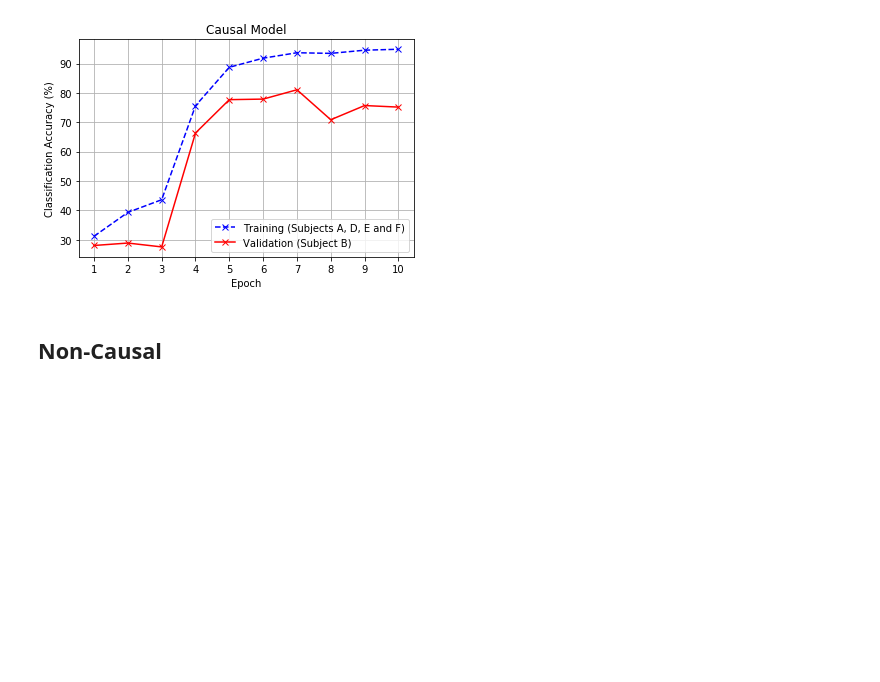
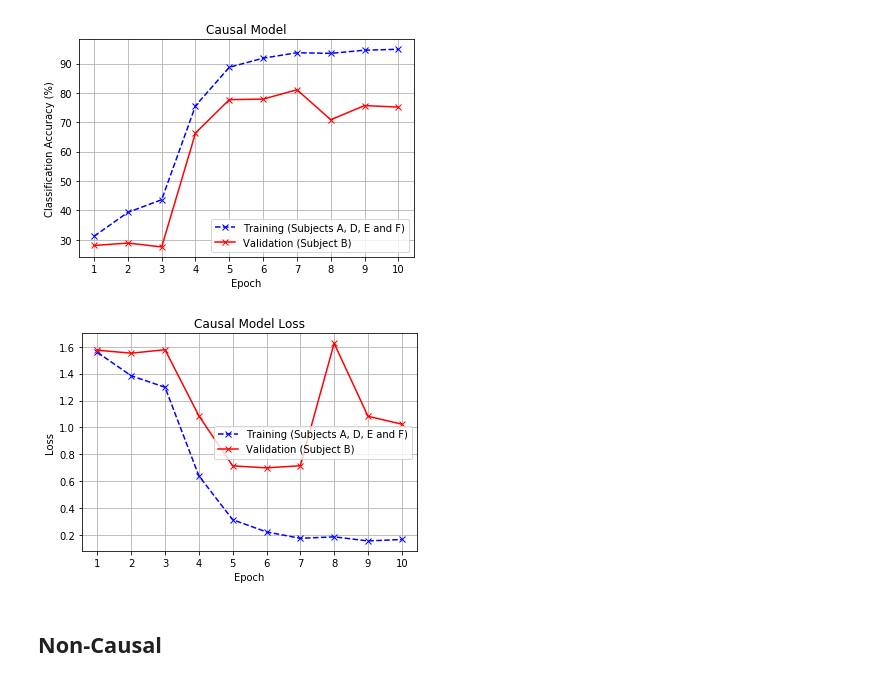
Before and after one commit to Andrew-Mackay/Adapting-the-WaveNet-Deep-Learning-Model-for-RADAR-Classification, a Jupyter notebook: notebooks/13_range_data_model_causal_vs_non_causal.ipynb, the cells around one changed output. Drawn from its saved outputs; the diff is of its cells as text; code cells hidden in the pictures; blank space fills up the shorter version.

```diff
--- a/notebooks/13_range_data_model_causal_vs_non_causal.ipynb
+++ b/notebooks/13_range_data_model_causal_vs_non_causal.ipynb
@@ -239,6 +239,24 @@ def visualize_results(csvlog_path, title, save=False, save_file_name=""):
     if save:
         plt.savefig(RESULTS_PATH + save_file_name, format='pdf')
     plt.show()
+# %%
+def plot_loss(csvlog_path, title, save=False, save_file_name=""):
+    df = pd.read_csv(RESULTS_PATH + csvlog_path)
+    epoch = df['epoch'] +1
+    train = df["loss"]
+    val = df['val_loss']
+    plt.figure()
+    plt.plot(epoch, train, 'b--', marker='x', label='Training (Subjects A, D, E and F)')
+    plt.plot(epoch, val, 'r-', marker='x', label='Validation (Subject B)')
+    plt.xticks(epoch)
+    plt.legend(loc='best')
+    plt.xlabel('Epoch')
+    plt.ylabel('Loss')
+    plt.grid()
+    plt.title(title)
+    if save:
+        plt.savefig(RESULTS_PATH + save_file_name, format='pdf')
+    plt.show()
 # %% [markdown]
 ## Model 1: Wavenet model adapted based on interpretation from Wavenet Paper
 
@@ -388,6 +406,10 @@ save_graph_path = csvlog_path.split('.')[-2] + ".pdf"
 visualize_results(csvlog_path, "Causal Model", save=OVERWRITE_GRAPHS, save_file_name=save_graph_path)
 # %% [output]
 [figure]
+# %%
+plot_loss(csvlog_path, "Causal Model Loss")
+# %% [output]
+[figure, added]
 # %%
 K.clear_session()
 # %% [markdown]
```
Also changed, not shown: parts of 16 cells of this notebook, 49 other files.
